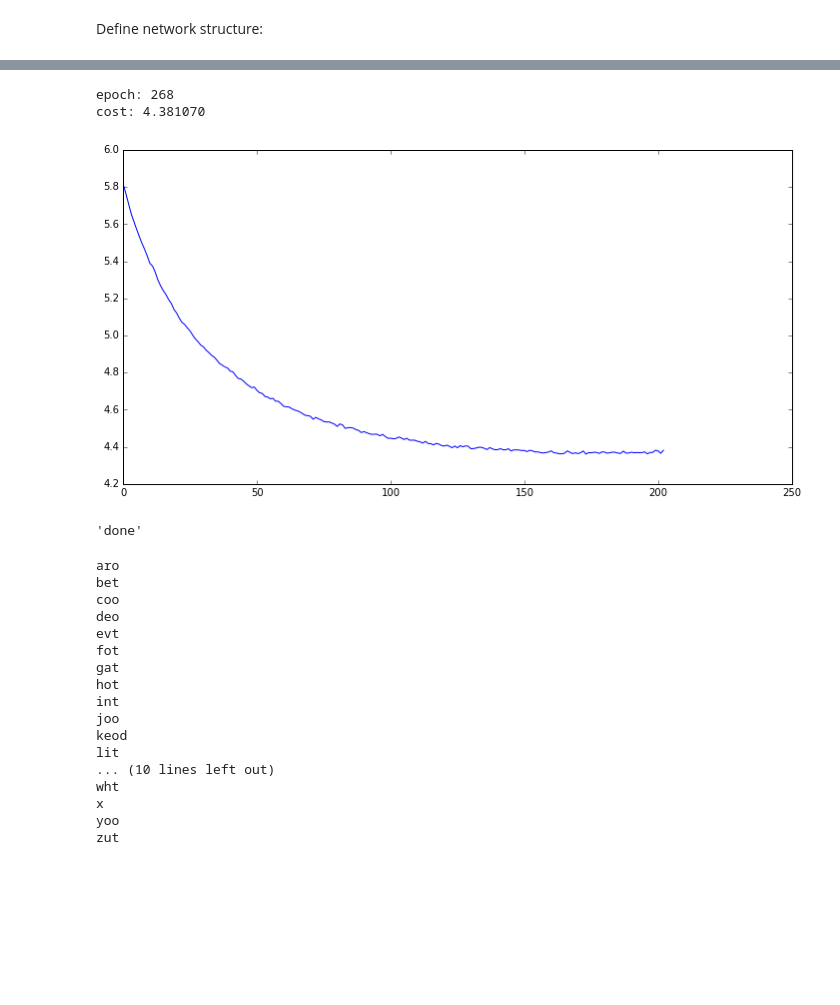
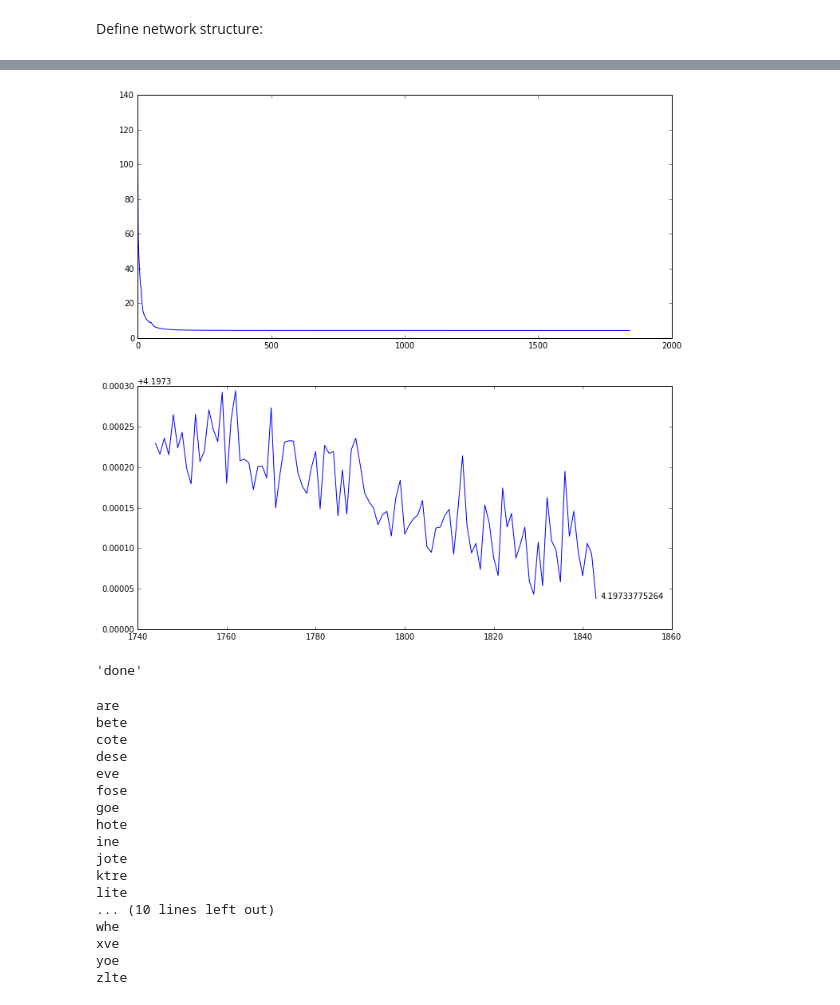
Before and after one commit to agerasev/pynnss-experiments, a Jupyter notebook: wordgen.ipynb, the cells around one changed output, grey strips where cells are left out. Drawn from its saved outputs; the diff is of its cells as text; code cells hidden in the pictures; blank space fills up the shorter version.

```diff
--- a/wordgen.ipynb
+++ b/wordgen.ipynb
@@ -1,7 +1,7 @@
 # %%
 %matplotlib inline
 import matplotlib
-matplotlib.rcParams['figure.figsize'] = (12, 6)
+matplotlib.rcParams['figure.figsize'] = (12, 12)
 from IPython import display
 # %% [markdown]
 Import modules:
@@ -132,44 +133,45 @@ def do_batch(net, pos, batch_size):
 # %%
 done = False
 def signal_handler(signal, frame):
-    print('SIGINT')
     global done
     done = True
 signal.signal(signal.SIGINT, signal_handler)
 
-costs = []
 while not done:
     cost = 0.0
     shuffle(words)
 
     for j in range(math.floor(len(words)/batch_size)):
         (grad, lcost) = do_batch(net, j*batch_size, batch_size)
         grad.clip(5e0)
-        net.learn(grad, 1e-2)
+        net.learn(grad, 1e-4)
         cost += lcost
 
     cost /= len(words)
     costs.append(cost)
 
-    plt.clf()
-    plt.plot(costs)
+    #plt.clf()
+    fig = plt.figure()
+    ax = (fig.add_subplot(211), fig.add_subplot(212))
+    ax[0].plot(costs)
+    r = (max(len(costs) - 100, 0), len(costs))
+    ax[1].plot(list(range(r[0],r[1])),costs[r[0]:])
+    ax[1].text(r[1],cost,str(cost))
     #ax = plt.gca()
     #ax.set_yscale('log')
 
     display.clear_output(wait=True)
 
-    print('epoch: %d' % epoch)
-    print('cost: %f' % cost)
     plt.show()
+    # print('epoch: %d' % epoch)
+    # print('cost: %f' % cost)
 
     epoch += 1
 
 'done'
 # %% [output]
+[figure, new version]
-epoch: 268
-cost: 4.381070
+'done'
-[figure, old version]
-'done'
 # %%
 alphabet = 'abcdefghijklmnopqrstuvwxyz'
 
@@ -194,20 +196,20 @@ for j in range(len(alphabet)):
         print(letter, end='')
     print()
 # %% [output]
-aro
-bet
-coo
-deo
-evt
-fot
-gat
-hot
-int
-joo
-keod
-lit
+are
+bete
+cote
+dese
+eve
+fose
+goe
+hote
+ine
+jote
+ktre
+lite
 ... (10 lines left out)
-wht
-x
-yoo
-zut
+whe
+xve
+yoe
+zlte
```
Also changed, not shown: parts of 2 cells of this notebook, 5 other files.
